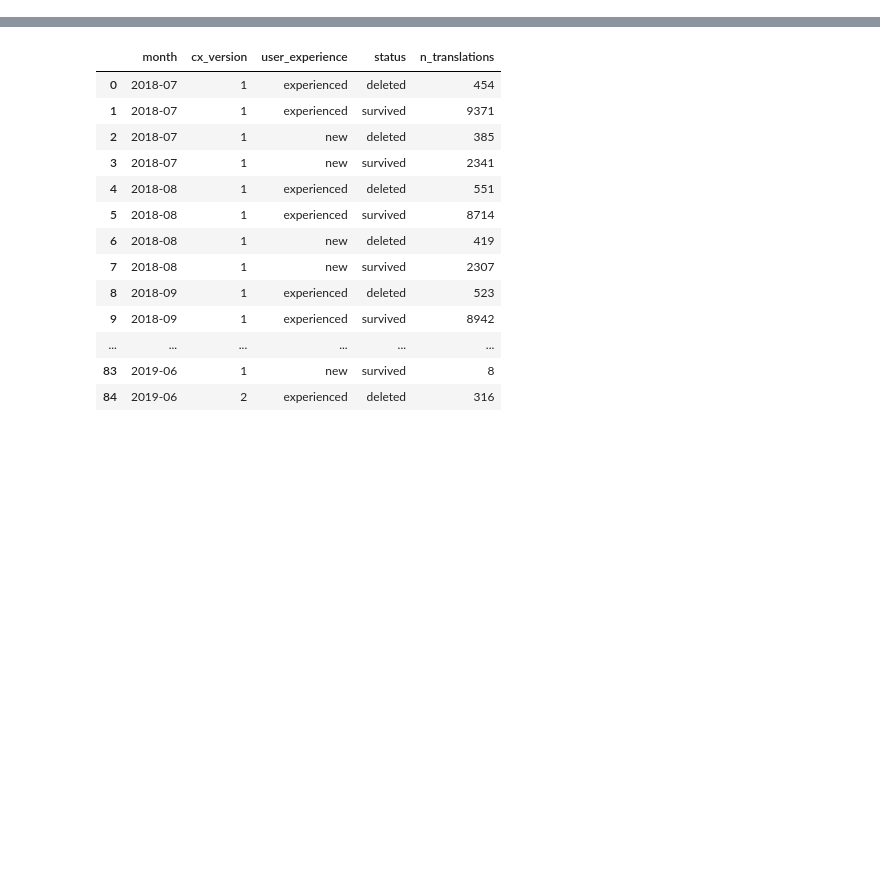
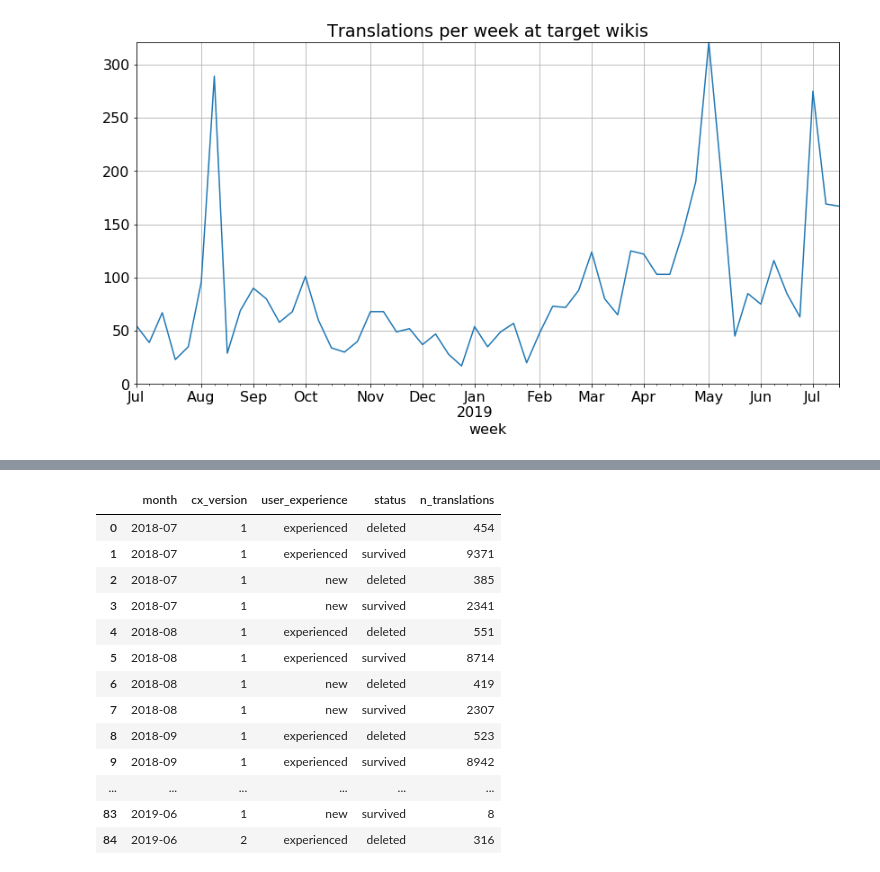
Before and after one commit to wikimedia-research/2018-19-Language-annual-plan-metrics, a Jupyter notebook: Language-metrics.ipynb, the cells around one changed output, grey strips where cells are left out. Drawn from its saved outputs; the diff is of its cells as text; code cells hidden in the pictures; blank space fills up the shorter version.

```diff
--- a/Language-metrics.ipynb
+++ b/Language-metrics.ipynb
@@ -14,0 +86,5 @@ MWH_SNAPSHOT = "2019-06"
+# %%
+translations.query("wiki in @TARGET_WIKIS").groupby("week").size().iloc[1:-1].plot(ylim=0)
+plt.title("Translations per week at target wikis");
+# %% [output]
+[figure, added]
```
Also changed, not shown: parts of 15 cells of this notebook.
